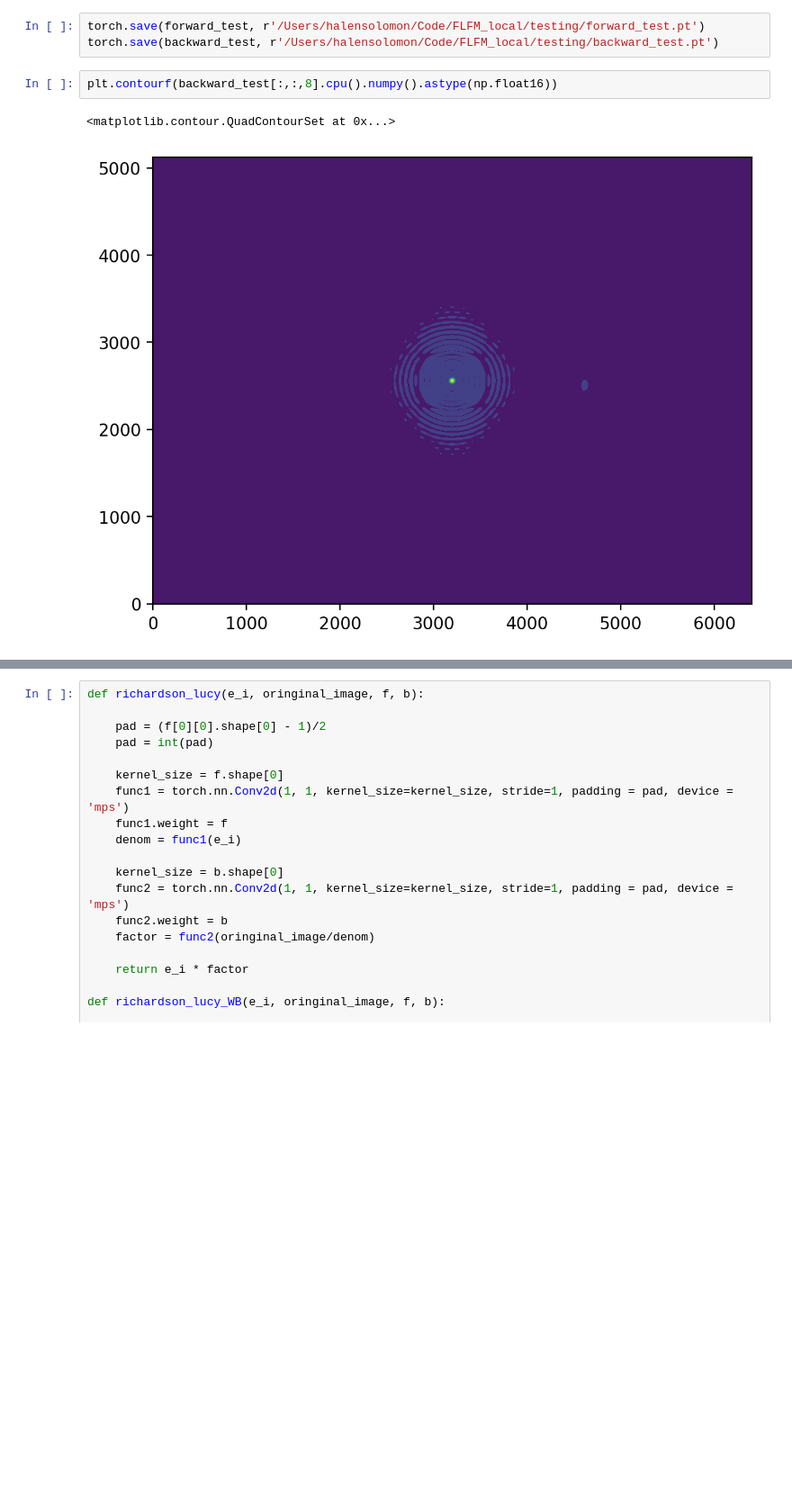
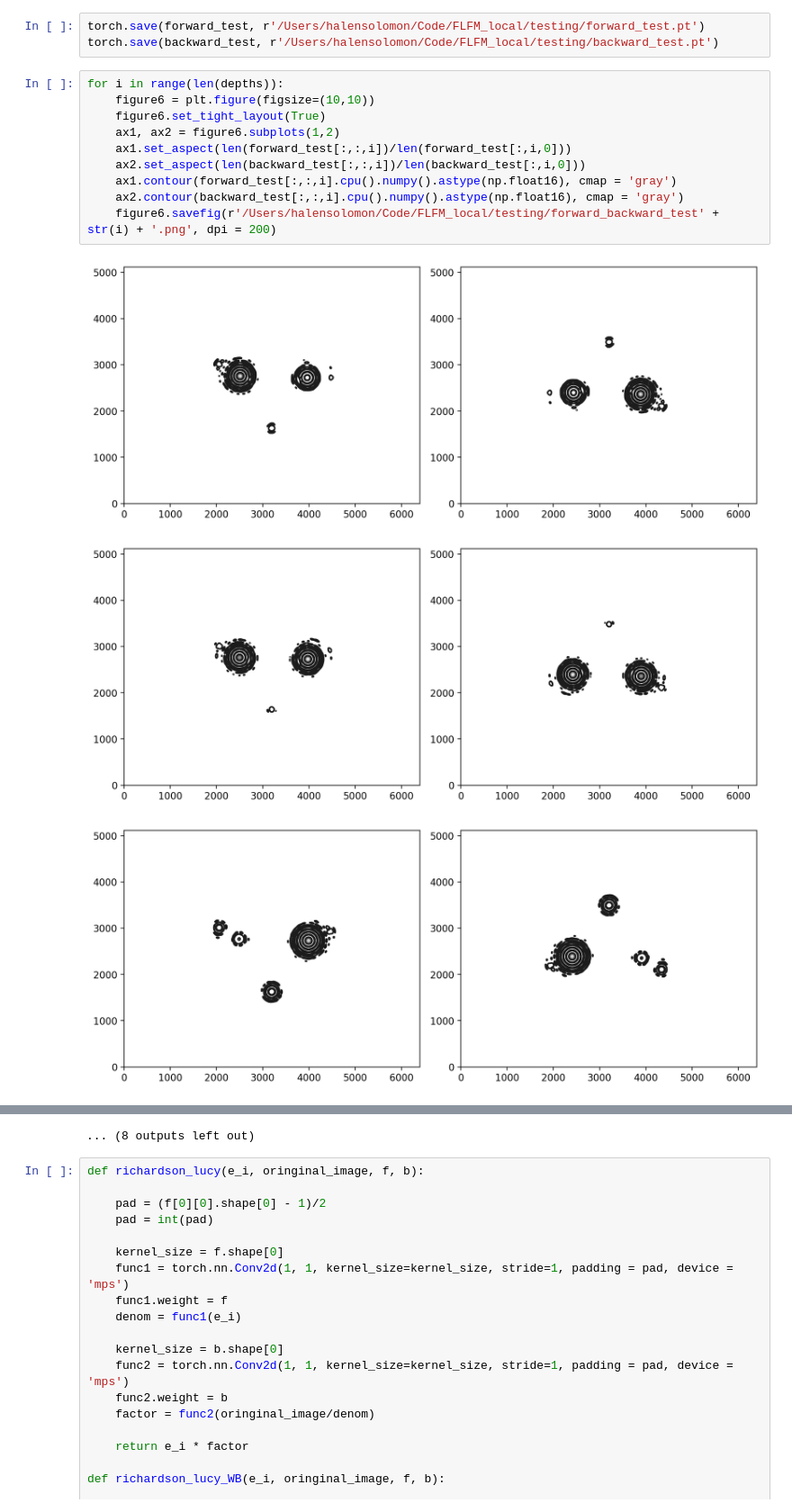
Before and after one commit to halensolomon/pyFLFM, a Jupyter notebook: halentrieshisbest.ipynb, the cells around one changed output, grey strips where cells are left out. Shown at 90% size. Drawn from its saved outputs; the diff is of its cells as text; blank space fills up the shorter version.

```diff
--- a/halentrieshisbest.ipynb
+++ b/halentrieshisbest.ipynb
@@ -546,8 +549,17 @@ forward_test, backward_test = LFPSF(psfStack, img, pixel_size, mla2sensor, wavel
 # %%
 torch.save(forward_test, r'/Users/halensolomon/Code/FLFM_local/testing/forward_test.pt')
 torch.save(backward_test, r'/Users/halensolomon/Code/FLFM_local/testing/backward_test.pt')
-# %%
-plt.contourf(backward_test[:,:,8].cpu().numpy().astype(np.float16))
-# %% [output]
-<matplotlib.contour.QuadContourSet at 0x...>
-[figure, removed]
+# %%
+for i in range(len(depths)):
+    figure6 = plt.figure(figsize=(10,10))
+    figure6.set_tight_layout(True)
+    ax1, ax2 = figure6.subplots(1,2)
+    ax1.set_aspect(len(forward_test[:,:,i])/len(forward_test[:,i,0]))
+    ax2.set_aspect(len(backward_test[:,:,i])/len(backward_test[:,i,0]))
+    ax1.contour(forward_test[:,:,i].cpu().numpy().astype(np.float16), cmap = 'gray')
+    ax2.contour(backward_test[:,:,i].cpu().numpy().astype(np.float16), cmap = 'gray')
+    figure6.savefig(r'/Users/halensolomon/Code/FLFM_local/testing/forward_backward_test' + str(i) + '.png', dpi = 200)
+# %% [output]
+[figure, added]
+[figure, added]
+[figure, added]
@@ -554,3 +575,4 @@ plt.contourf(backward_test[:,:,8].cpu().numpy().astype(np.float16))
+... (8 outputs left out)
 # %%
 def richardson_lucy(e_i, oringinal_image, f, b):
 
```
Also changed, not shown: parts of 3 cells of this notebook, 1 other file.
